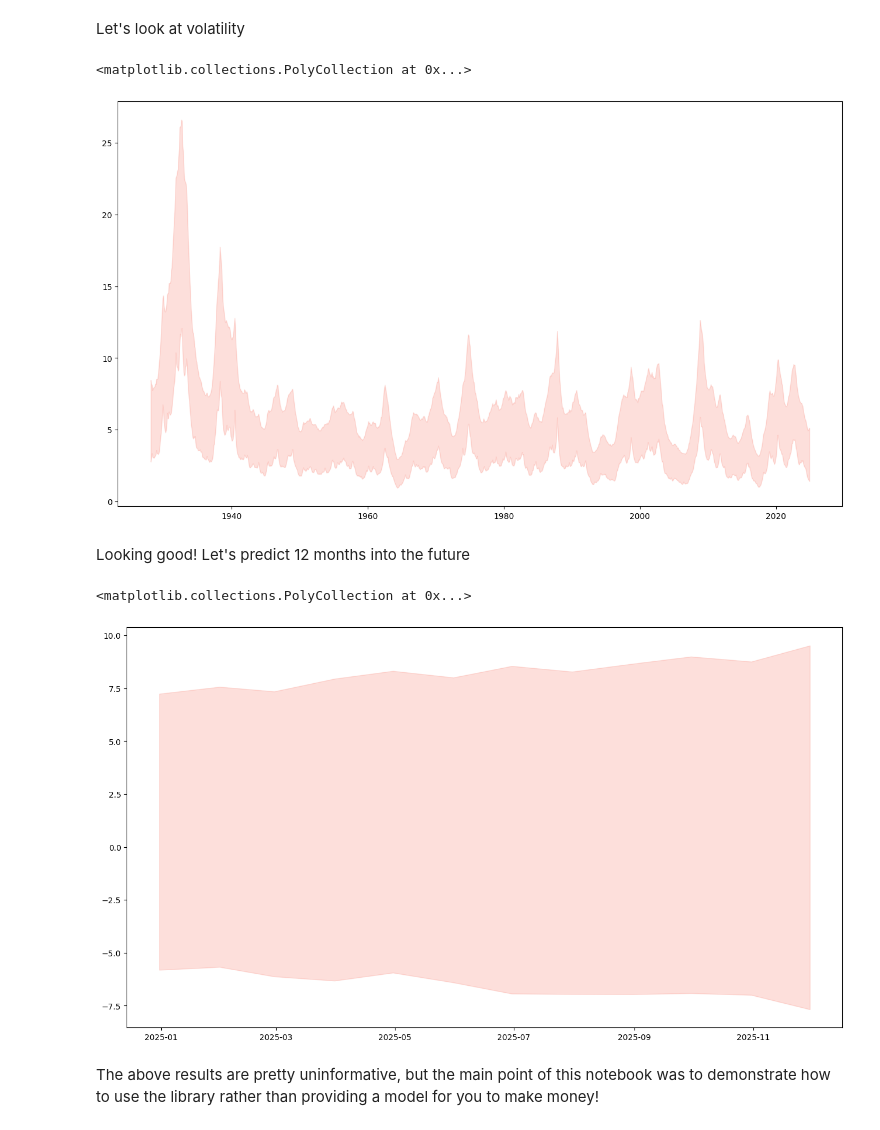
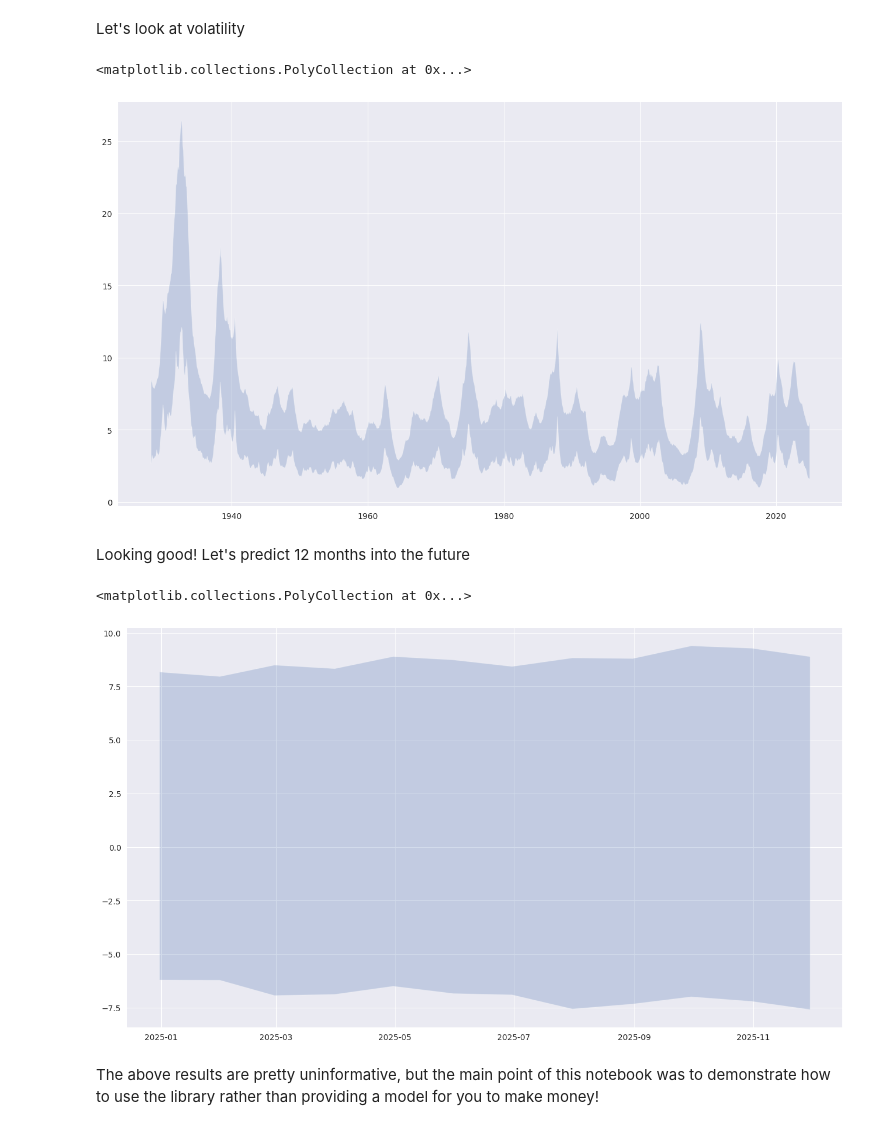
Before and after one commit to tingiskhan/skyro, a Jupyter notebook: examples/stochastic-volatility.ipynb, the cells around one changed output. Cells and saved outputs as stored; diff of their text form; code cells hidden in the pictures.

```diff
--- a/examples/stochastic-volatility.ipynb
+++ b/examples/stochastic-volatility.ipynb
@@ -26,6 +26,9 @@ Requirement already satisfied: certifi>=2017.4.17 in /home/tingiskhan/miniconda3
 Fetch the S&P500 data from yfinance
 # %%
 from yfinance import Ticker
+import seaborn as sns
+
+sns.set_palette("deep")
 
 ticker = Ticker("^GSPC")
 df = ticker.history(period="max")
@@ -81,7 +84,7 @@ from functools import partial
 from numpyro.contrib.control_flow import scan
 from numpyro_sts import AutoRegressive
 from numpyro.distributions.transforms import SigmoidTransform
-from numpyro.distributions import Normal, TransformedDistribution, TruncatedNormal, LogNormal
+from numpyro.distributions import Normal, TransformedDistribution, TruncatedNormal, LogNormal, HalfNormal
 import numpyro
 from skyro import BaseNumpyroForecaster
 import jax.numpy as jnp
@@ -109,7 +112,7 @@ class StochasticVolatilityModel(BaseNumpyroForecaster):
         with numpyro.handlers.scope(prefix="volatility"):
             mu = numpyro.sample("mu", Normal())
             phi = numpyro.sample("phi", TransformedDistribution(Normal(), SigmoidTransform()))
-            sigma = numpyro.sample("sigma", LogNormal())
+            sigma = numpyro.sample("sigma", HalfNormal())
 
             x_0 = mu + sigma / jnp.sqrt(1.0 - phi**2.0) * numpyro.sample("eps_0", Normal())
             log_volatility_model = AutoRegressive(length, phi, sigma, 1, mu=mu, initial_value=x_0)
@@ -143,6 +146,6 @@ class StochasticVolatilityModel(BaseNumpyroForecaster):
 # %% [markdown]
 And fitting the model yields
 # %%
-model = StochasticVolatilityModel(num_warmup=4_000, num_samples=1_000, num_chains=4, chain_method="parallel", progress_bar=True)
+model = StochasticVolatilityModel(num_warmup=5_000, num_samples=1_000, num_chains=4, chain_method="parallel", progress_bar=True)
 model.fit(log_returns)
 # %% [output]
@@ -169,21 +172,21 @@ volatility = np.exp(idata.posterior["volatility/x"])
 
 low, high = volatility.quantile([0.025, 0.975], dim=["chain", "draw"])
 
-plt.fill_between(log_returns.index, low.squeeze(axis=-1), high.squeeze(axis=-1), alpha=0.25, color="salmon")
+plt.fill_between(log_returns.index, low.squeeze(axis=-1), high.squeeze(axis=-1), alpha=0.25)
 # %% [output]
 <matplotlib.collections.PolyCollection at 0x...>
-[figure, old version]
+[figure, new version]
 # %% [markdown]
 Looking good! Let's predict 12 months into the future
 # %%
 future = np.arange(1, 13)
 predictions = model.predict_proba(future)
 
 quantiles = predictions.quantile([0.025, 0.975])
 
-plt.fill_between(quantiles.index, quantiles.iloc[:, 0], quantiles.iloc[:, 1], color="salmon", alpha=0.25)
+plt.fill_between(quantiles.index, quantiles.iloc[:, 0], quantiles.iloc[:, 1], alpha=0.25)
 # %% [output]
 <matplotlib.collections.PolyCollection at 0x...>
-[figure, old version]
+[figure, new version]
 # %% [markdown]
 The above results are pretty uninformative, but the main point of this notebook was to demonstrate how to use the library rather than providing a model for you to make money!
```
Also changed, not shown: parts of 6 cells of this notebook.
